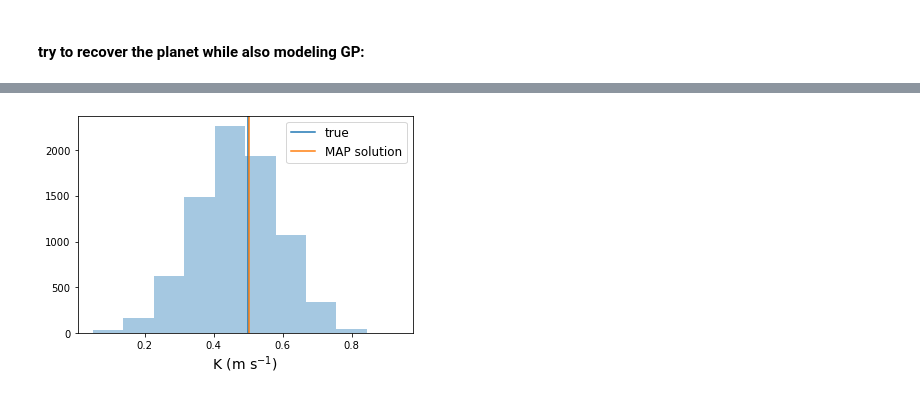
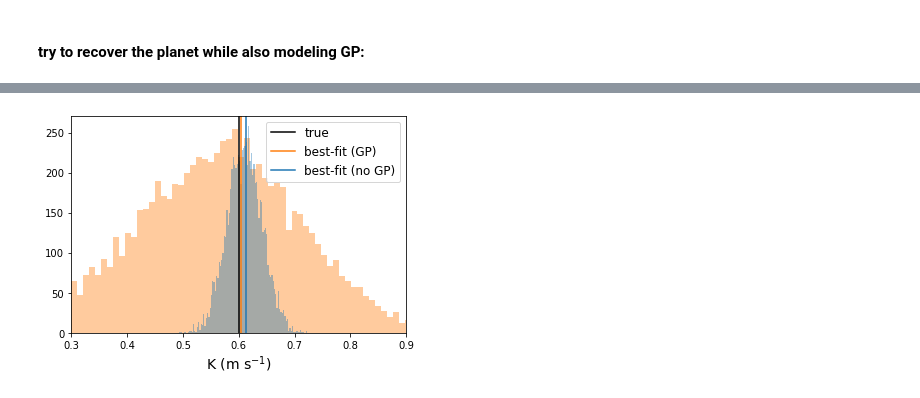
Before and after one commit to megbedell/pmodes, a Jupyter notebook: experiments/04-planet-recovery.ipynb, the cells around one changed output, grey strips where cells are left out. Saved outputs shown, nothing was run; the diff lists cells and outputs as text; code cells hidden in the pictures.

```diff
--- a/experiments/04-planet-recovery.ipynb
+++ b/experiments/04-planet-recovery.ipynb
@@ -19,9 +21,9 @@ rvs_all = np.copy(d['rvs'])
 xs_all = np.copy(d['xs'])
 # %%
-time_per_night = 45. * 60. # seconds
+time_per_night = 30. * 60. # seconds
 nights_per_year = 60
 integrated_kernel = True # for the > 1 minute exposures only
-exp_time = 5. * 60. # seconds
+exp_time = 7. * 60. # seconds
 # %% [raw]
 d = np.genfromtxt('randomnights_5min.csv', delimiter=',', names=True, unpack=True)
 t = np.ascontiguousarray(d['t'])
@@ -50,6 +52,6 @@ for st in start_ts_random:
 
 t = np.ravel(t)
 y = np.ravel(y)
-yerr = np.zeros_like(t) + 0.5 / np.sqrt(exp_time/60.)
+yerr = np.zeros_like(t) + 1.0 / np.sqrt(exp_time/60.)
 t_grid = utils.make_t_grid(start_ts_random, time_per_night)
 # %%
@@ -67,7 +69,7 @@ utils.plot_year(t, y, yerr, y_pred, start_ts_random, t_grid, mu, sd);
 # %% [markdown]
 #### inject a planet:
 # %%
-K = 0.5 # m/s semi-amplitude
+K = 0.6 # m/s semi-amplitude
 P = 100. # days orbital period
 ecc = 0.05 # eccentricity
 omega = 1.0 # radians periastron arg
@@ -144,0 +153,19 @@ plt.plot(trace["logK"]);
+# %%
+with pm.Model() as model_nogp:
+    # orbit model:
+    logK = pm.Normal(
+        "logK", mu=np.log(0.5), sd=10.0, testval=np.log(0.3))
+
+    orbit = xo.orbits.KeplerianOrbit(period=P, t_periastron=t_periastron, ecc=ecc, omega=omega)
+    vrad = orbit.get_radial_velocity(t * s_to_days, K=tt.exp(logK))
+
+    rv_model = pm.Deterministic("rv_model", vrad)
+    pm.Normal("obs", mu=rv_model, sd=yerr, observed=y)
+
+    # optimize:
+    map_soln_nogp = xo.optimize(start=model_nogp.test_point)
+    y_pred_nogp = xo.eval_in_model(vrad, point=map_soln_nogp)
+    y_pred_grid_nogp = xo.eval_in_model(orbit.get_radial_velocity(t_grid * s_to_days, K=tt.exp(logK)),
+                                   point=map_soln_nogp)
+
+    trace_nogp = pm.sample(draws=2000, tune=8000)
@@ -145,8 +181,11 @@ plt.plot(trace["logK"]);
 # %%
-plt.hist(np.exp(trace["logK"]), alpha=0.4)
-plt.axvline(K, label='true')
-plt.axvline(np.exp(map_soln['logK']), c='C1', label='MAP solution')
+plt.hist(np.exp(trace["logK"]), color='C1', alpha=0.4, bins=100)
+plt.hist(np.exp(trace_nogp["logK"]), color='C0', alpha=0.4, bins=100)
+plt.axvline(K, label='true', c='k')
+plt.axvline(np.exp(map_soln['logK']), c='C1', label='best-fit (GP)')
+plt.axvline(np.exp(map_soln_nogp['logK']), c='C0', label='best-fit (no GP)')
 plt.legend(fontsize=12)
-plt.xlabel(r'K (m s$^{-1}$)', fontsize=14);
+plt.xlabel(r'K (m s$^{-1}$)', fontsize=14)
+plt.xlim([K*0.5,K*1.5]);
 # %% [output]
-[figure, old version]
+[figure, new version]
```
Also changed, not shown: parts of 10 cells of this notebook, 1 other file.
